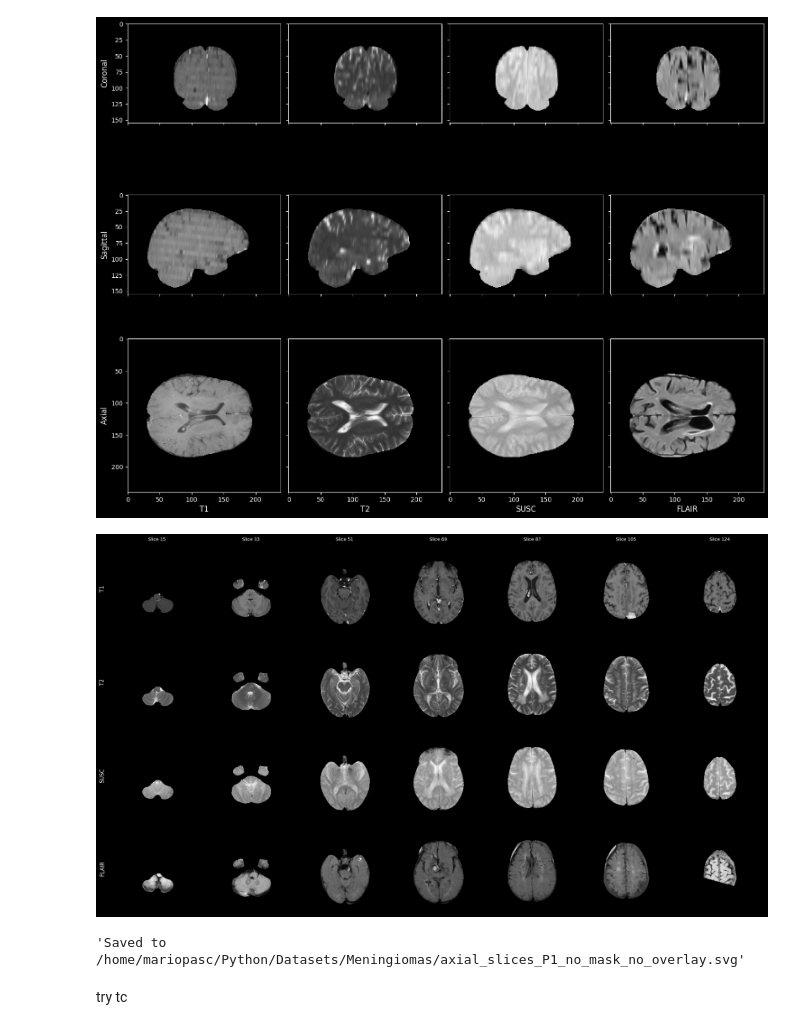
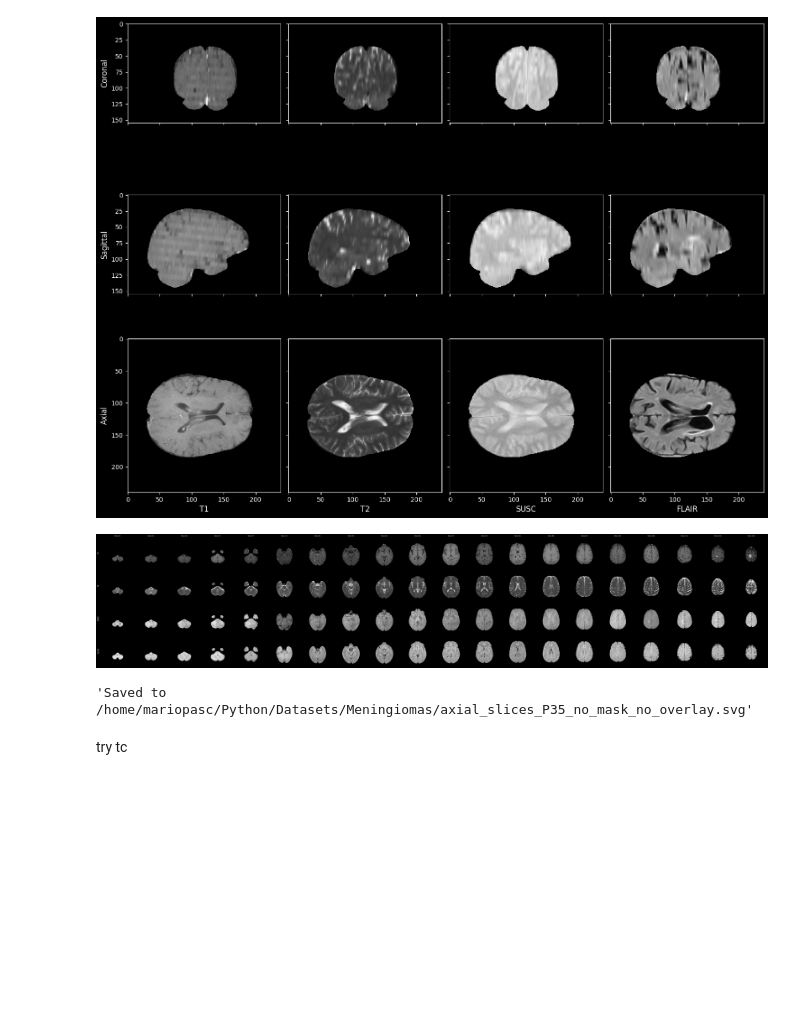
Before and after one commit to MarioPasc/Meningioma, a Jupyter notebook: scripts/dataset/normalization_results.ipynb, the cells around one changed output. Drawn from its saved outputs; the diff is of its cells as text; code cells hidden in the pictures; blank space fills up the shorter version.

```diff
--- a/scripts/dataset/normalization_results.ipynb
+++ b/scripts/dataset/normalization_results.ipynb
@@ -240,36 +240,36 @@ def plot_axial_slices(patient_id="P40", n_slices=5, mask=True, white=False, grey
             # Add pulse label to first column
             if col == 0:
                 ax.set_ylabel(pulse, color='white', fontsize=12, rotation=90, labelpad=15)
 
             # Set border color
             for spine in ax.spines.values():
                 spine.set_color('black')
 
     plt.tight_layout()
     plt.subplots_adjust(wspace=0.03, hspace=0.03)
 
     # Create a string for the mask option
     mask_str = "_with_mask" if mask else "_no_mask"
 
     # Save figure
     output_file = f"axial_slices_{patient_id}{mask_str}{overlay_str}.svg"
     plt.savefig(os.path.join(ASSETS_PATH, output_file), format='svg',
                 facecolor='black', bbox_inches='tight', dpi=150)
 
     plt.show()
 
     return f"Saved to {os.path.join(ASSETS_PATH, output_file)}"
 
 # Paths
 PATH = "/home/mariopasc/Python/Datasets/Meningiomas/processed/MenGrowth"
 ATLAS_PATH = "/home/mariopasc/Python/Datasets/Meningiomas/ATLAS/sri24_spm8/tpm"
 ASSETS_PATH = "/home/mariopasc/Python/Datasets/Meningiomas/"
 PULSES = ["T1", "T2", "SUSC", "FLAIR"]
 # Execute the function - showing white and grey matter with mask
-plot_axial_slices(patient_id="P1", n_slices=7, mask=False, white=False, grey=False, csf=False)
+plot_axial_slices(patient_id="P35", n_slices=20, mask=False, white=False, grey=False, csf=False)
 # %% [output]
-[figure, old version]
+[figure, new version]
-'Saved to /home/mariopasc/Python/Datasets/Meningiomas/axial_slices_P1_no_mask_no_overlay.svg'
+'Saved to /home/mariopasc/Python/Datasets/Meningiomas/axial_slices_P35_no_mask_no_overlay.svg'
 # %% [markdown]
 try tc
 # %%
```
Also changed, not shown: 7 other files.
